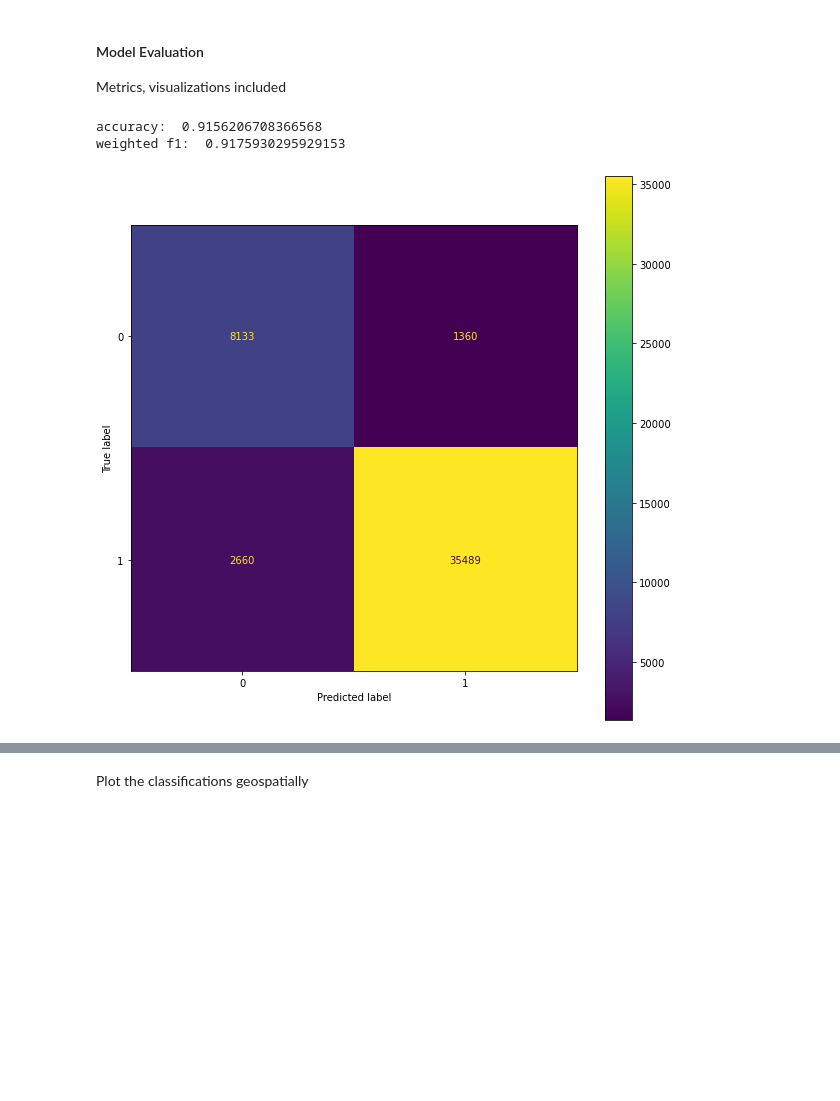
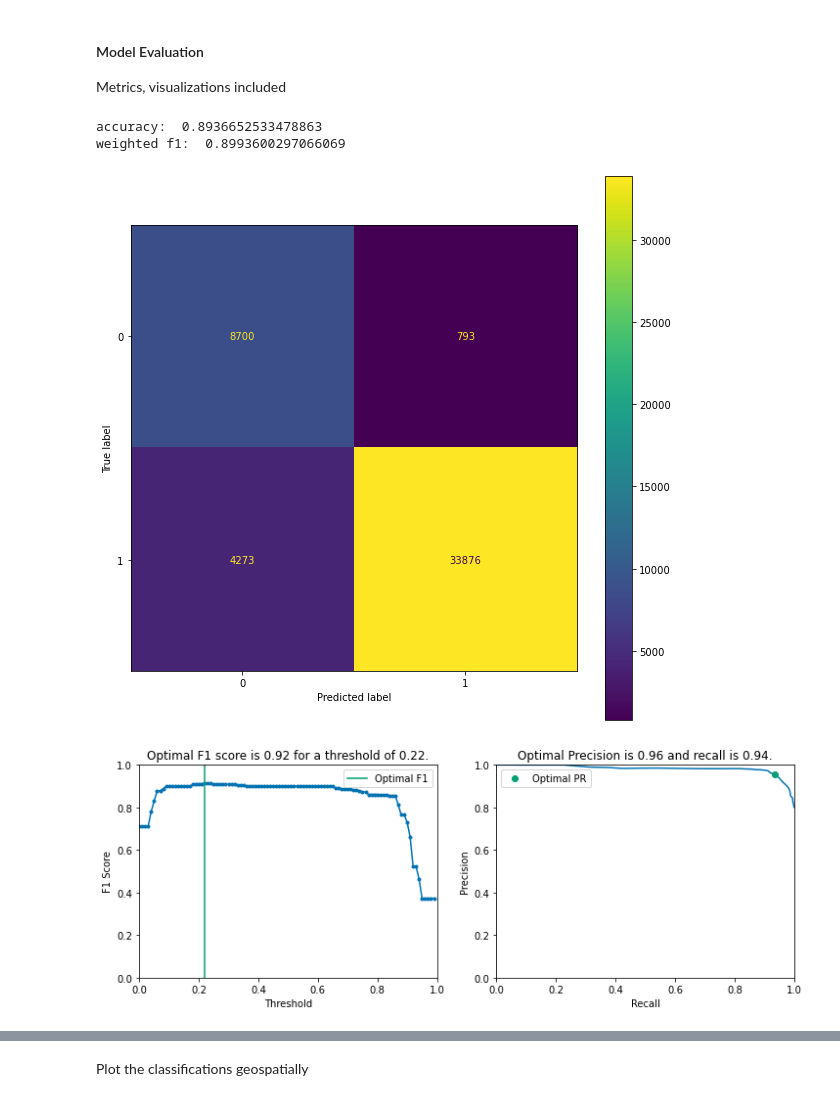
Before and after one commit to KeaganHRankin/Cycle-Classifier, a Jupyter notebook: model/road_feature_model.ipynb, the cells around one changed output, grey strips where cells are left out. Saved outputs shown, nothing was run; the diff lists cells and outputs as text; code cells hidden in the pictures; blank space fills up the shorter version.

```diff
--- a/model/road_feature_model.ipynb
+++ b/model/road_feature_model.ipynb
@@ -198,8 +198,8 @@ best estimator:  LogisticRegression(C=18.412899722997675, class_weight='c')
 # %% [markdown]
 <br>Train the model:
 # %%
-#model_features = LogisticRegression(C=18.412899722997675, class_weight='balanced')
-model_features = svm.SVC()
+model_features = LogisticRegression(C=18.412899722997675, class_weight='balanced')
+#model_features = svm.SVC()
 model_features.fit(X_train[features], y_train_access)
 
 y_pred = model_features.predict(X_train[features])
@@ -211,18 +211,19 @@ Metrics, visualizations included
 print('accuracy: ', accuracy_score(y_train_access, y_pred))
 print('weighted f1: ', f1_score(y_train_access, y_pred, average='weighted'))
 # %% [output]
-accuracy:  0.9156206708366568
-weighted f1:  0.9175930295929153
+accuracy:  0.8936652533478863
+weighted f1:  0.8993600297066069
 # %%
 # Confusion matrix
 f, ax = plt.subplots(figsize=(10, 10))
 plot_confusion_matrix(model_features, X_train[features], y_train_access, ax=ax)
 ax.grid(False)
 
 #Weighted F1 score with optimal threshold if relevant
-#plot_f1_threshold(X_train[features], y_train_access, model_features)
+plot_f1_threshold(X_train[features], y_train_access, model_features)
 
 #roc curve
-#plot_roc(y_train_access, model_features.predict_proba(X_train[features]))
+plot_roc(y_train_access, model_features.predict_proba(X_train[features]))
 # %% [output]
-[figure, old version]
+[figure, new version]
+[figure, added]
```
Also changed, not shown: parts of 1 cell of this notebook, 1 other file.
